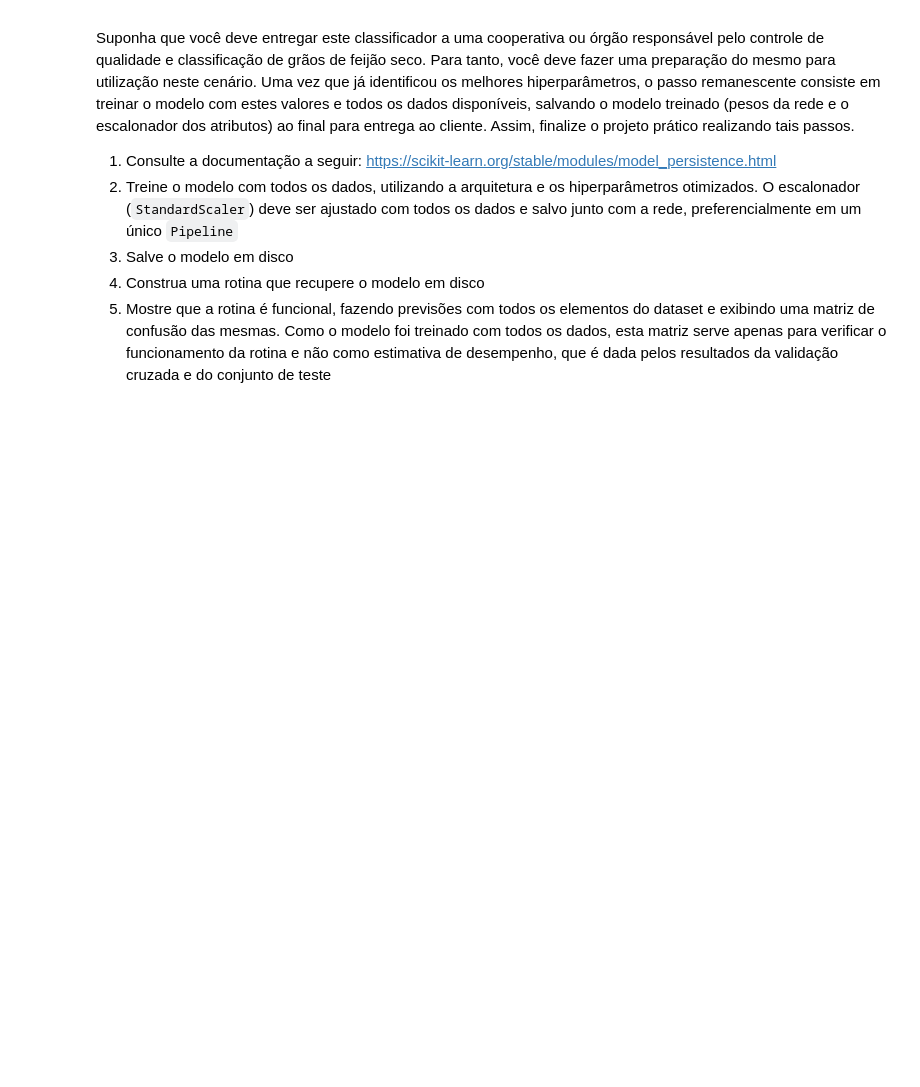
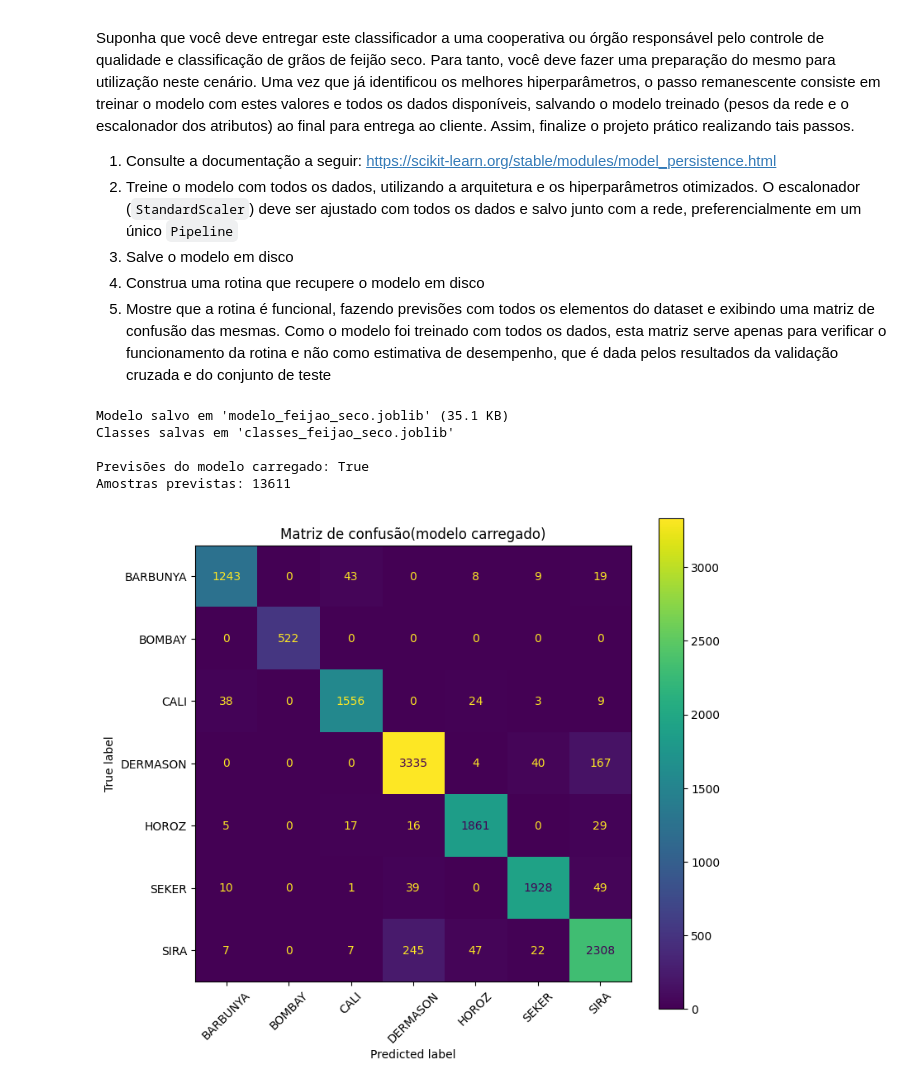
Before and after one commit to ViniciusCastroCoutinho/RNA_PP2.2, a Jupyter notebook: PP2_2_3_Validação_Cruzada_e_Busca_em_Grade.ipynb, the cells around one changed output. Saved outputs shown, nothing was run; the diff lists cells and outputs as text; code cells hidden in the pictures; blank space fills up the shorter version.

Commit message:
finalizada validação e empacotamento da melhor solução encontrada

```diff
--- a/PP2_2_3_Validação_Cruzada_e_Busca_em_Grade.ipynb
+++ b/PP2_2_3_Validação_Cruzada_e_Busca_em_Grade.ipynb
@@ -194,3 +287,58 @@ https://scikit-learn.org/stable/modules/model_persistence.html
 3. Salve o modelo em disco
 4. Construa uma rotina que recupere o modelo em disco
 5. Mostre que a rotina é funcional, fazendo previsões com todos os elementos do dataset e exibindo uma matriz de confusão das mesmas. Como o modelo foi treinado com todos os dados, esta matriz serve apenas para verificar o funcionamento da rotina e não como estimativa de desempenho, que é dada pelos resultados da validação cruzada e do conjunto de teste
+# %%
+final_model = Pipeline([
+    ("scaler", StandardScaler()),
+    ("mlp", MLPClassifier(**grid_search.best_params_, random_state=RANDOM_STATE)),
+])
+
+with warnings.catch_warnings():
+    warnings.simplefilter("ignore", category=ConvergenceWarning)
+    final_model.fit(x, y)
+
+#salvando o modelo em disco
+MODEL_PATH = "modelo_feijao_seco.joblib"
+CLASSES_PATH = "classes_feijao_seco.joblib"
+
+joblib.dump(final_model, MODEL_PATH)
+joblib.dump(list(lb.classes_), CLASSES_PATH)
+print(f"Modelo salvo em '{MODEL_PATH}' ({os.path.getsize(MODEL_PATH) / 1024:.1f} KB)")
+print(f"Classes salvas em '{CLASSES_PATH}'")
+
+
+def carregar_modelo(caminho_modelo=MODEL_PATH, caminho_classes=CLASSES_PATH):
+    """Carrega do disco o pipeline e os nomes das classes."""
+    modelo = joblib.load(caminho_modelo)
+    classes = joblib.load(caminho_classes)
+    return modelo, classes
+
+
+def prever_variedades(modelo, classes, atributos):
+    """Recebe os 16 atributos e devolve a variedade de feijão prevista."""
+    probabilidades = modelo.predict_proba(atributos)
+    return np.array(classes)[probabilidades.argmax(axis=1)]
+
+
+modelo_carregado, classes = carregar_modelo()
+y_pred_nomes = prever_variedades(modelo_carregado, classes, x)
+y_true_nomes = np.array(classes)[y.argmax(axis=1)]
+
+pred_memoria = np.array(classes)[final_model.predict_proba(x).argmax(axis=1)]
+print(f"\nPrevisões do modelo carregado: {np.array_equal(y_pred_nomes, pred_memoria)}")
+print(f"Amostras previstas: {len(y_pred_nomes)}")
+
+fig, ax = plt.subplots(figsize=(8, 7))
+ConfusionMatrixDisplay.from_predictions(
+    y_true_nomes, y_pred_nomes, labels=classes, xticks_rotation=45, ax=ax
+)
+ax.set_title("Matriz de confusão(modelo carregado)")
+plt.tight_layout()
+plt.show()
+# %% [output]
+Modelo salvo em 'modelo_feijao_seco.joblib' (35.1 KB)
+Classes salvas em 'classes_feijao_seco.joblib'
+
+Previsões do modelo carregado: True
+Amostras previstas: 13611
+[figure, added]
```
Also changed, not shown: parts of 5 cells of this notebook.
